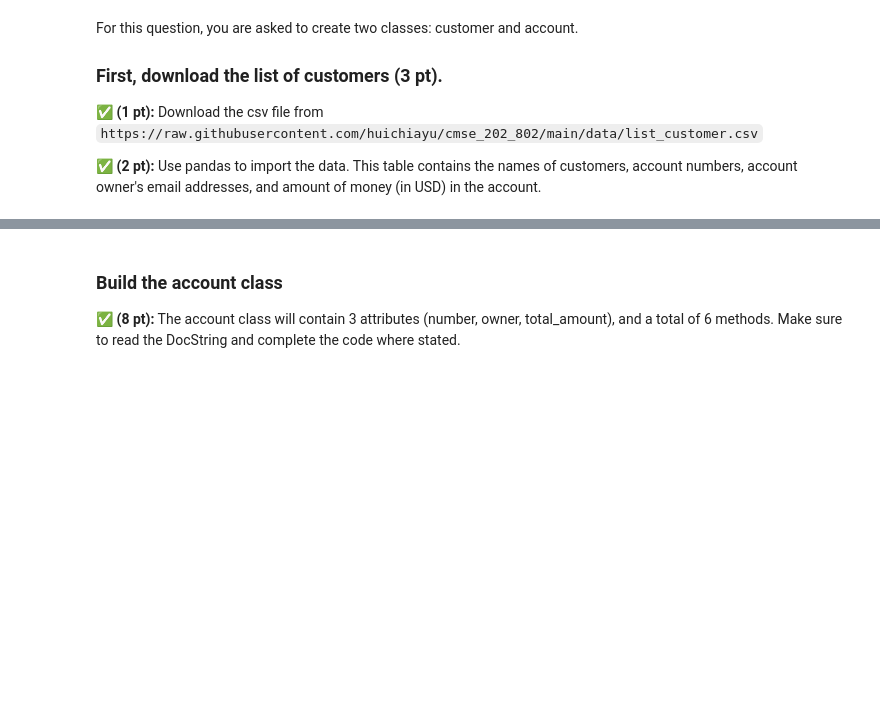
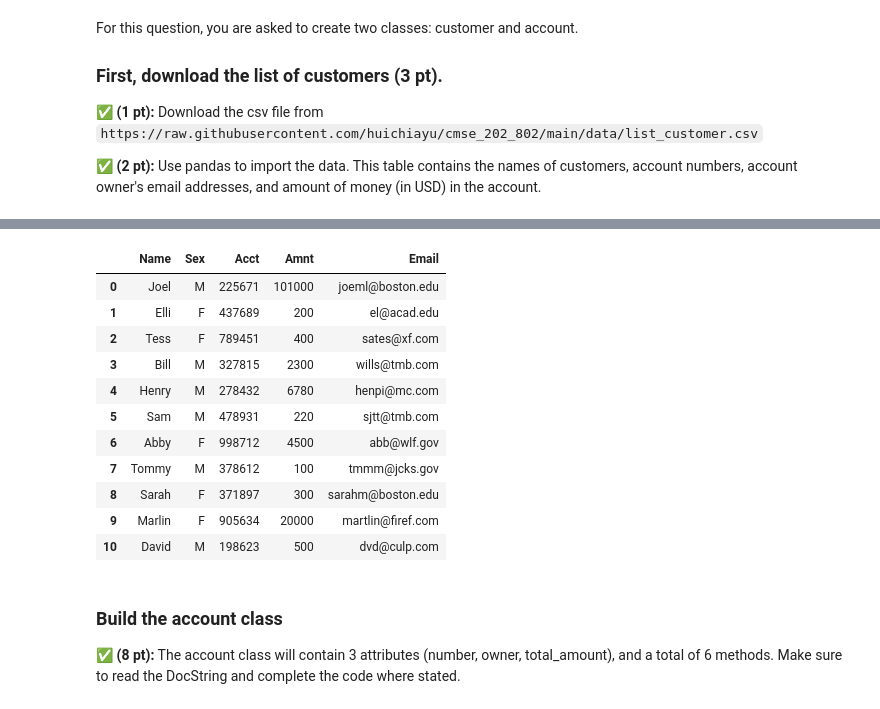
Before and after one commit to aryandhr/CMSE202-s23-turnin, a Jupyter notebook: midterm/CMSE202-Midterm-Sect001_TF_Mods-AryanDhar.ipynb, the cells around one changed output, grey strips where cells are left out. Cells and saved outputs as stored; diff of their text form; code cells hidden in the pictures; blank space fills up the shorter version.

```diff
--- a/midterm/CMSE202-Midterm-Sect001_TF_Mods-AryanDhar.ipynb
+++ b/midterm/CMSE202-Midterm-Sect001_TF_Mods-AryanDhar.ipynb
@@ -249,9 +257,22 @@ For this question, you are asked to create two classes: customer and account.
 # %%
 # Fill in the question mark portion.
 import pandas as pd
 
-customers = ??
+customers = pd.read_csv("list_customer.csv")
 customers
+# %% [output]
+|  | Name | Sex | Acct | Amnt | Email |
+| 0 | Joel | M | 225671 | 101000 | joeml@boston.edu |
+| 1 | Elli | F | 437689 | 200 | el@acad.edu |
+| 2 | Tess | F | 789451 | 400 | sates@xf.com |
+| 3 | Bill | M | 327815 | 2300 | wills@tmb.com |
+| 4 | Henry | M | 278432 | 6780 | henpi@mc.com |
+| 5 | Sam | M | 478931 | 220 | sjtt@tmb.com |
+| 6 | Abby | F | 998712 | 4500 | abb@wlf.gov |
+| 7 | Tommy | M | 378612 | 100 | tmmm@jcks.gov |
+| 8 | Sarah | F | 371897 | 300 | sarahm@boston.edu |
+| 9 | Marlin | F | 905634 | 20000 | martlin@firef.com |
+| 10 | David | M | 198623 | 500 | dvd@culp.com |
 # %% [markdown]
 ### Build the account class
 &#9989; **(8 pt):** The account class will contain 3 attributes (number, owner, total_amount), and a total of 6 methods. Make sure to read the DocString and complete the code where stated.
```
Also changed, not shown: parts of 14 cells of this notebook, 3 other files.
